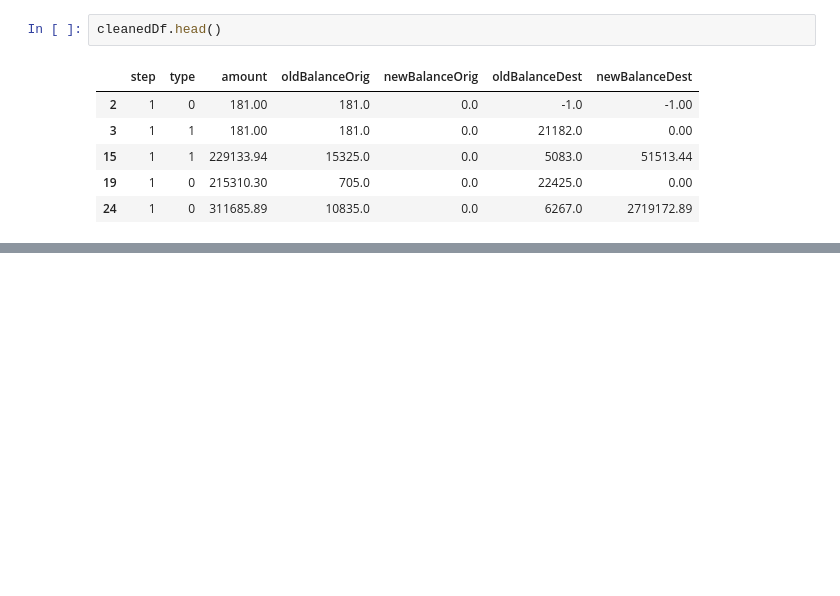
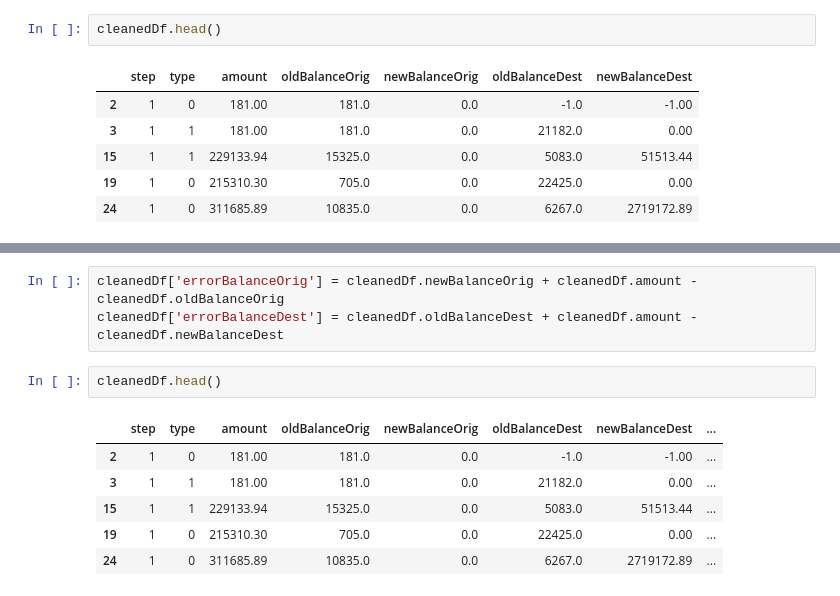
Before and after one commit to victormazevedo/predict-financial-fraud, a Jupyter notebook: Predict_Financial_Fraud.ipynb, the cells around one changed output, grey strips where cells are left out. Cells and saved outputs as stored; diff of their text form; blank space fills up the shorter version.

```diff
--- a/Predict_Financial_Fraud.ipynb
+++ b/Predict_Financial_Fraud.ipynb
@@ -327,0 +332,12 @@ cleanedDf.head()
+# %%
+cleanedDf['errorBalanceOrig'] = cleanedDf.newBalanceOrig + cleanedDf.amount - cleanedDf.oldBalanceOrig
+cleanedDf['errorBalanceDest'] = cleanedDf.oldBalanceDest + cleanedDf.amount - cleanedDf.newBalanceDest
+# %%
+cleanedDf.head()
+# %% [output]
+|  | step | type | amount | oldBalanceOrig | newBalanceOrig | oldBalanceDest | newBalanceDest | ... |
+| 2 | 1 | 0 | 181.00 | 181.0 | 0.0 | -1.0 | -1.00 | ... |
+| 3 | 1 | 1 | 181.00 | 181.0 | 0.0 | 21182.0 | 0.00 | ... |
+| 15 | 1 | 1 | 229133.94 | 15325.0 | 0.0 | 5083.0 | 51513.44 | ... |
+| 19 | 1 | 0 | 215310.30 | 705.0 | 0.0 | 22425.0 | 0.00 | ... |
+| 24 | 1 | 0 | 311685.89 | 10835.0 | 0.0 | 6267.0 | 2719172.89 | ... |
```
Also changed, not shown: parts of 3 cells of this notebook.
